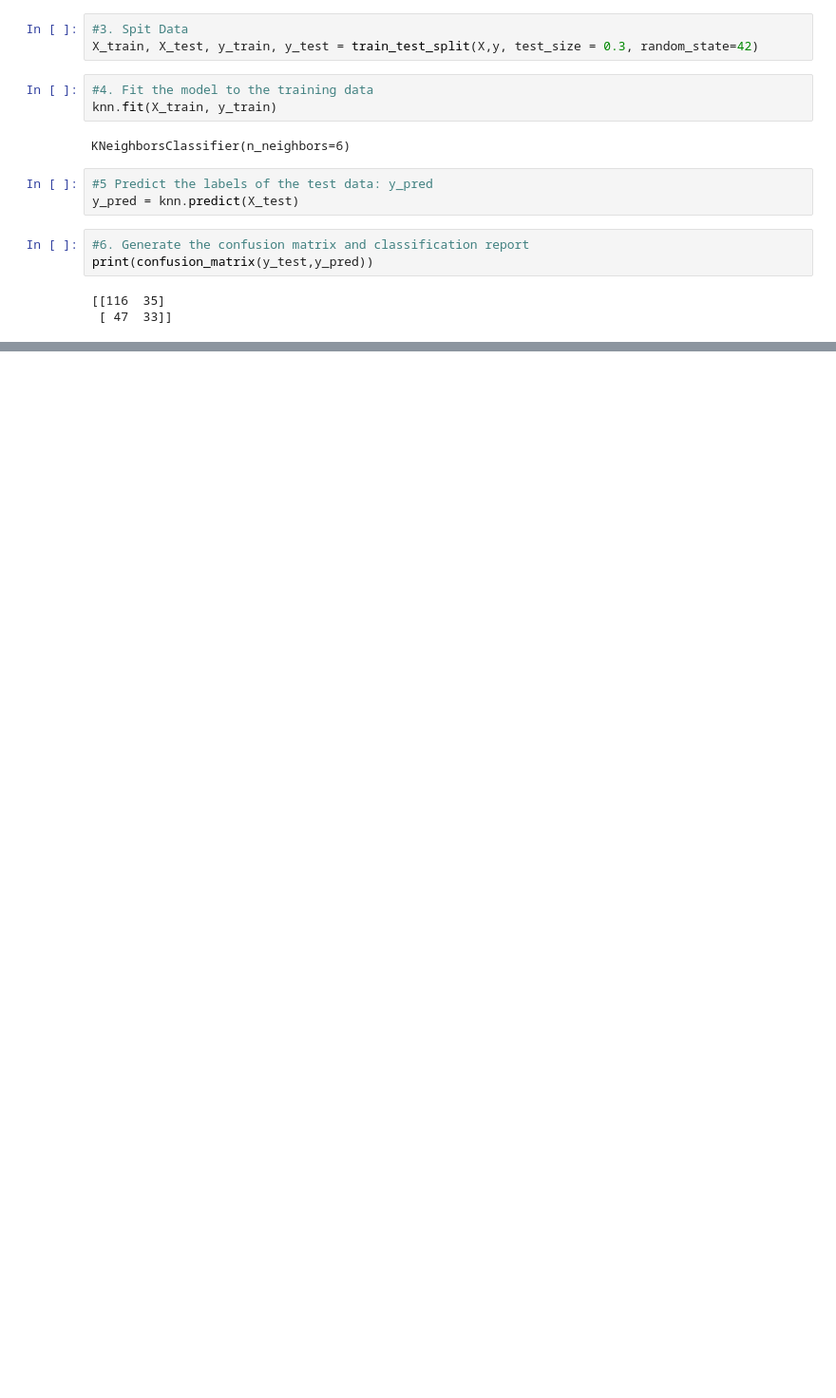
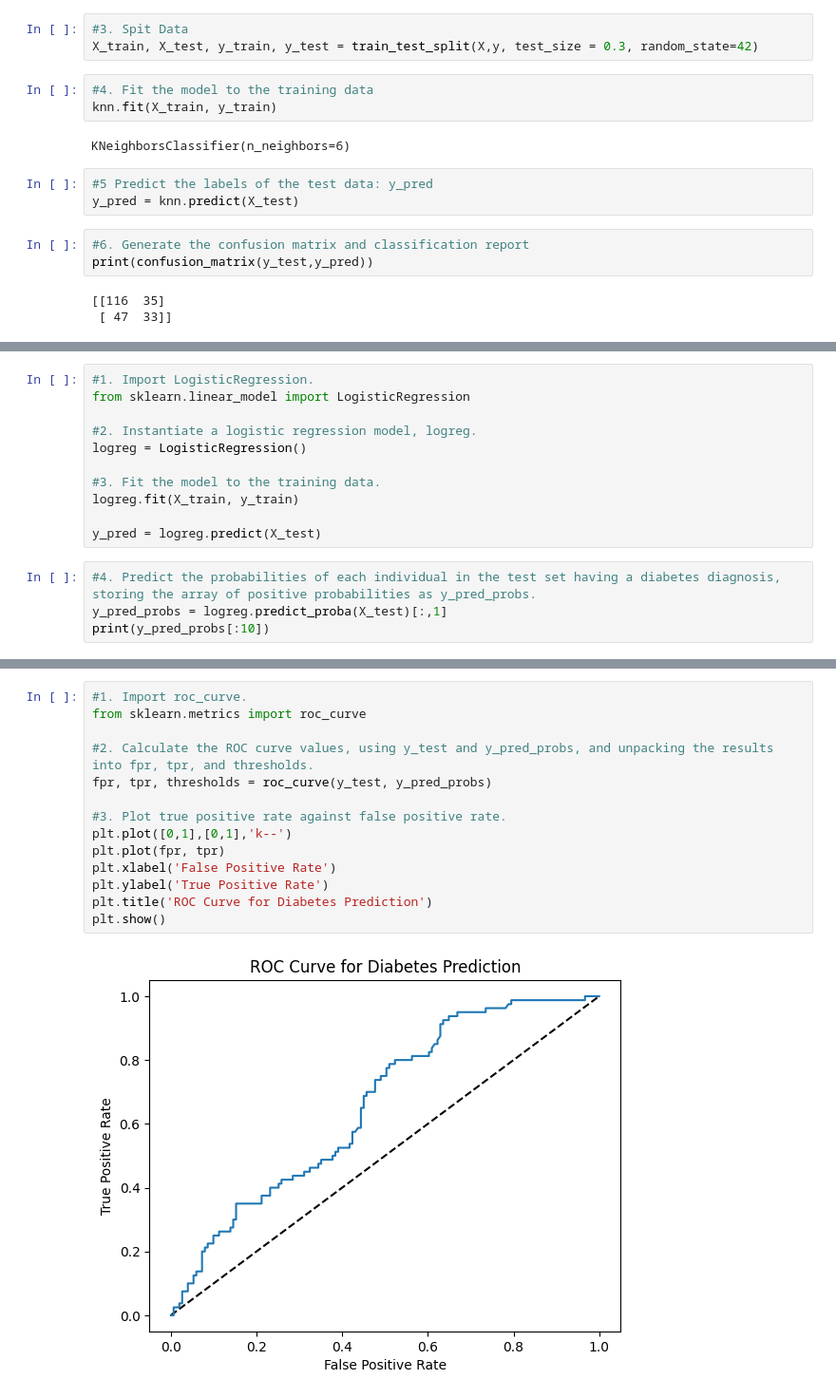
Before and after one commit to Emigbanam/Machine-Learning-Practice, a Jupyter notebook: ML Supervised Learning Practice III (Model Fine-Tunining).ipynb, the cells around one changed output, grey strips where cells are left out. Shown at 95% size. Saved outputs shown, nothing was run; the diff lists cells and outputs as text; blank space fills up the shorter version.

```diff
--- a/ML Supervised Learning Practice III (Model Fine-Tunining).ipynb
+++ b/ML Supervised Learning Practice III (Model Fine-Tunining).ipynb
@@ -59,0 +69,15 @@ print(confusion_matrix(y_test,y_pred))
+# %%
+#1. Import LogisticRegression.
+from sklearn.linear_model import LogisticRegression
+
+#2. Instantiate a logistic regression model, logreg.
+logreg = LogisticRegression()
+
+#3. Fit the model to the training data.
+logreg.fit(X_train, y_train)
+
+y_pred = logreg.predict(X_test)
+# %%
+#4. Predict the probabilities of each individual in the test set having a diabetes diagnosis, storing the array of positive probabilities as y_pred_probs.
+y_pred_probs = logreg.predict_proba(X_test)[:,1]
+print(y_pred_probs[:10])
@@ -59,0 +97,16 @@ print(confusion_matrix(y_test,y_pred))
+# %%
+#1. Import roc_curve.
+from sklearn.metrics import roc_curve
+
+#2. Calculate the ROC curve values, using y_test and y_pred_probs, and unpacking the results into fpr, tpr, and thresholds.
+fpr, tpr, thresholds = roc_curve(y_test, y_pred_probs)
+
+#3. Plot true positive rate against false positive rate.
+plt.plot([0,1],[0,1],'k--')
+plt.plot(fpr, tpr)
+plt.xlabel('False Positive Rate')
+plt.ylabel('True Positive Rate')
+plt.title('ROC Curve for Diabetes Prediction')
+plt.show()
+# %% [output]
+[figure, added]
```
Also changed, not shown: parts of 4 cells of this notebook.
